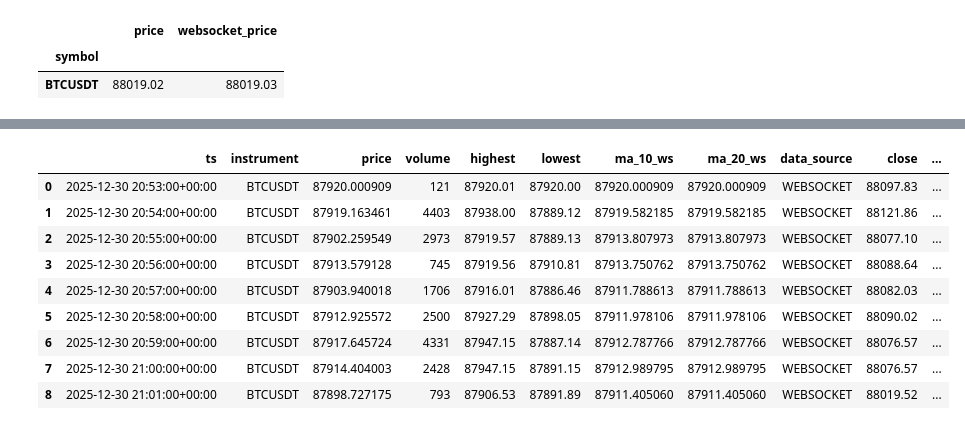
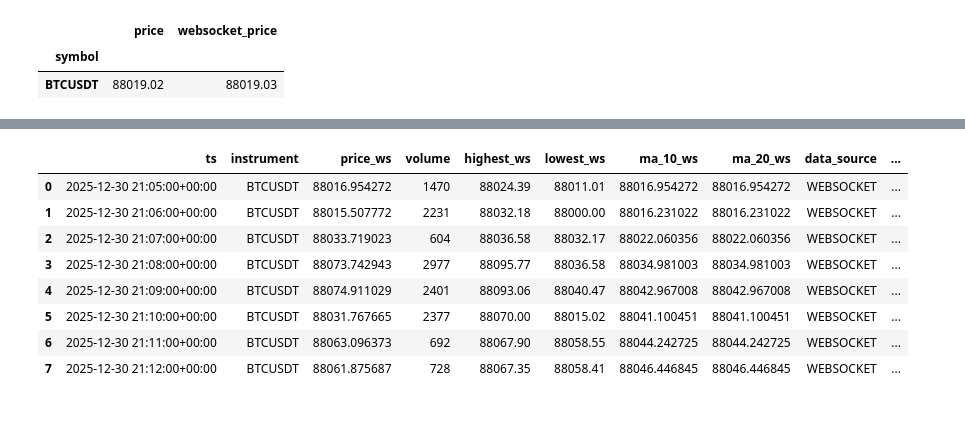
Before and after one commit to irantov/binance_project, a Jupyter notebook: binance_project.ipynb, the cells around one changed output, grey strips where cells are left out. Drawn from its saved outputs; the diff is of its cells as text; code cells hidden in the pictures.

```diff
--- a/binance_project.ipynb
+++ b/binance_project.ipynb
@@ -218,22 +225,21 @@ df_rest
 # %%
 compare_df = minute_df.join(
-    df_rest[["close","high", "low", "ma_10", "ma_20"]],
+    df_rest[["price","highest", "lowest", "ma_10", "ma_20"]],
     how="inner",
     lsuffix="_ws",
     rsuffix="_rest"
 )
 compare_df
 # %% [output]
-|  | ts | instrument | price | volume | highest | lowest | ma_10_ws | ma_20_ws | data_source | close | ... |
-| 0 | 2025-12-30 20:53:00+00:00 | BTCUSDT | 87920.000909 | 121 | 87920.01 | 87920.00 | 87920.000909 | 87920.000909 | WEBSOCKET | 88097.83 | ... |
-| 1 | 2025-12-30 20:54:00+00:00 | BTCUSDT | 87919.163461 | 4403 | 87938.00 | 87889.12 | 87919.582185 | 87919.582185 | WEBSOCKET | 88121.86 | ... |
-| 2 | 2025-12-30 20:55:00+00:00 | BTCUSDT | 87902.259549 | 2973 | 87919.57 | 87889.13 | 87913.807973 | 87913.807973 | WEBSOCKET | 88077.10 | ... |
-| 3 | 2025-12-30 20:56:00+00:00 | BTCUSDT | 87913.579128 | 745 | 87919.56 | 87910.81 | 87913.750762 | 87913.750762 | WEBSOCKET | 88088.64 | ... |
-| 4 | 2025-12-30 20:57:00+00:00 | BTCUSDT | 87903.940018 | 1706 | 87916.01 | 87886.46 | 87911.788613 | 87911.788613 | WEBSOCKET | 88082.03 | ... |
-| 5 | 2025-12-30 20:58:00+00:00 | BTCUSDT | 87912.925572 | 2500 | 87927.29 | 87898.05 | 87911.978106 | 87911.978106 | WEBSOCKET | 88090.02 | ... |
-| 6 | 2025-12-30 20:59:00+00:00 | BTCUSDT | 87917.645724 | 4331 | 87947.15 | 87887.14 | 87912.787766 | 87912.787766 | WEBSOCKET | 88076.57 | ... |
-| 7 | 2025-12-30 21:00:00+00:00 | BTCUSDT | 87914.404003 | 2428 | 87947.15 | 87891.15 | 87912.989795 | 87912.989795 | WEBSOCKET | 88076.57 | ... |
-| 8 | 2025-12-30 21:01:00+00:00 | BTCUSDT | 87898.727175 | 793 | 87906.53 | 87891.89 | 87911.405060 | 87911.405060 | WEBSOCKET | 88019.52 | ... |
+|  | ts | instrument | price_ws | volume | highest_ws | lowest_ws | ma_10_ws | ma_20_ws | data_source | ... |
+| 0 | 2025-12-30 21:05:00+00:00 | BTCUSDT | 88016.954272 | 1470 | 88024.39 | 88011.01 | 88016.954272 | 88016.954272 | WEBSOCKET | ... |
+| 1 | 2025-12-30 21:06:00+00:00 | BTCUSDT | 88015.507772 | 2231 | 88032.18 | 88000.00 | 88016.231022 | 88016.231022 | WEBSOCKET | ... |
+| 2 | 2025-12-30 21:07:00+00:00 | BTCUSDT | 88033.719023 | 604 | 88036.58 | 88032.17 | 88022.060356 | 88022.060356 | WEBSOCKET | ... |
+| 3 | 2025-12-30 21:08:00+00:00 | BTCUSDT | 88073.742943 | 2977 | 88095.77 | 88036.58 | 88034.981003 | 88034.981003 | WEBSOCKET | ... |
+| 4 | 2025-12-30 21:09:00+00:00 | BTCUSDT | 88074.911029 | 2401 | 88093.06 | 88040.47 | 88042.967008 | 88042.967008 | WEBSOCKET | ... |
+| 5 | 2025-12-30 21:10:00+00:00 | BTCUSDT | 88031.767665 | 2377 | 88070.00 | 88015.02 | 88041.100451 | 88041.100451 | WEBSOCKET | ... |
+| 6 | 2025-12-30 21:11:00+00:00 | BTCUSDT | 88063.096373 | 692 | 88067.90 | 88058.55 | 88044.242725 | 88044.242725 | WEBSOCKET | ... |
+| 7 | 2025-12-30 21:12:00+00:00 | BTCUSDT | 88061.875687 | 728 | 88067.35 | 88058.41 | 88046.446845 | 88046.446845 | WEBSOCKET | ... |
 # %%
 user = os.environ["POSTGRE_USER"]
 password = os.environ["POSTGRE_PASS"]
```
Also changed, not shown: parts of 4 cells of this notebook.
